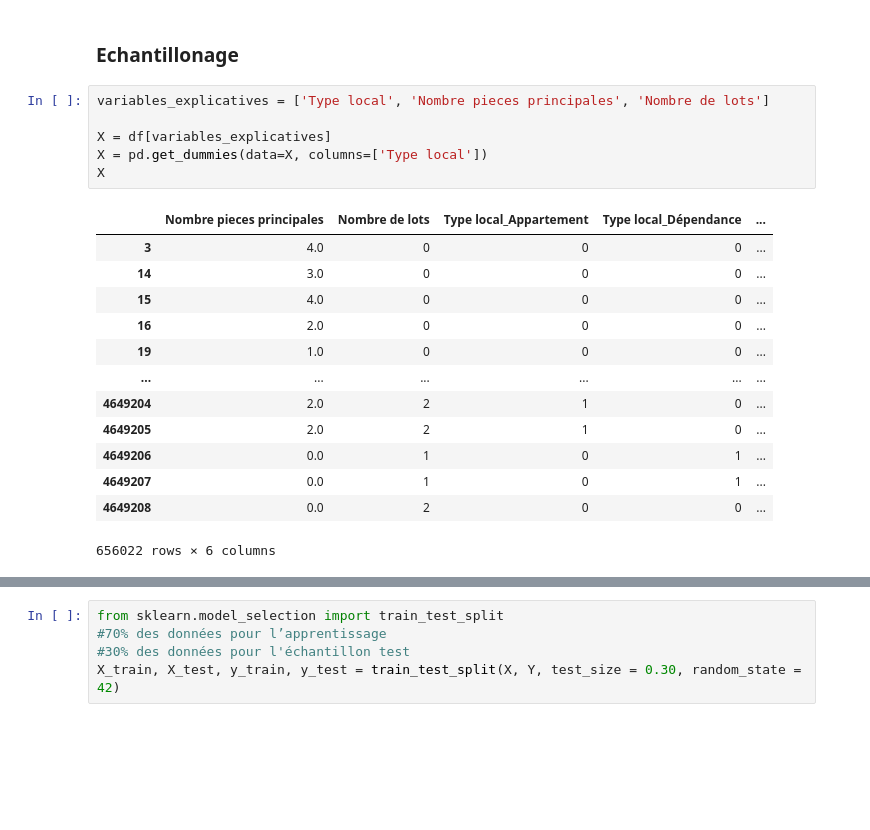
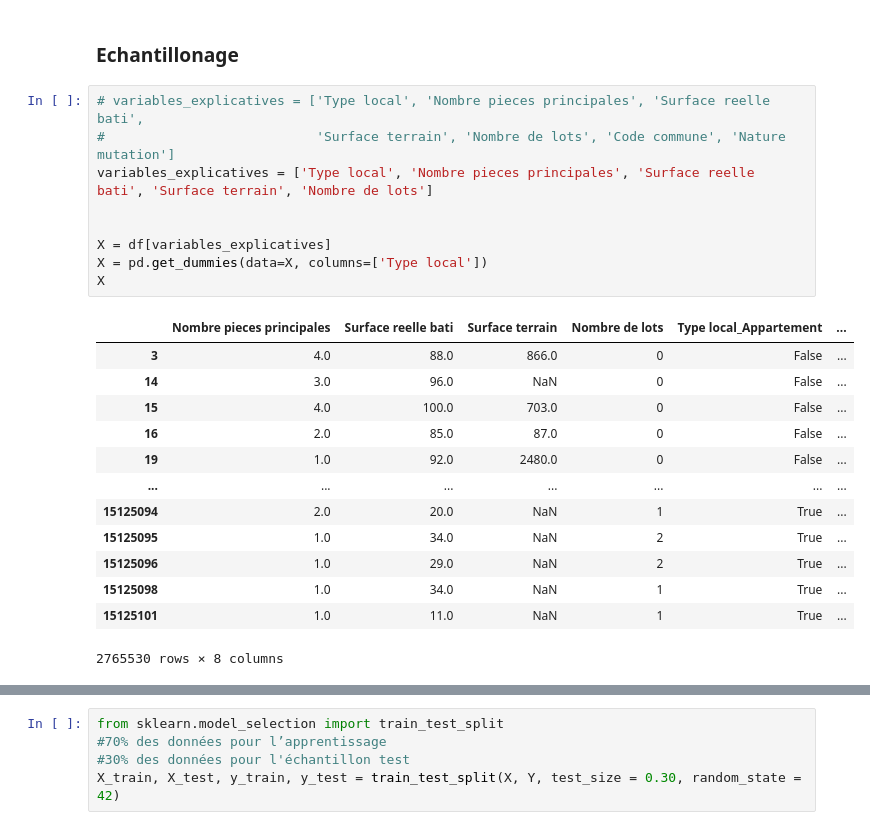
Before and after one commit to dounya-bourhani/ProjetPython, a Jupyter notebook: modeles-ml-dounya.ipynb, the cells around one changed output, grey strips where cells are left out. Saved outputs shown, nothing was run; the diff lists cells and outputs as text; blank space fills up the shorter version.

```diff
--- a/modeles-ml-dounya.ipynb
+++ b/modeles-ml-dounya.ipynb
@@ -28,25 +119,28 @@ df
 # %% [markdown]
 ### Echantillonage
 # %%
-variables_explicatives = ['Type local', 'Nombre pieces principales', 'Nombre de lots']
+# variables_explicatives = ['Type local', 'Nombre pieces principales', 'Surface reelle bati',
+#                           'Surface terrain', 'Nombre de lots', 'Code commune', 'Nature mutation']
+variables_explicatives = ['Type local', 'Nombre pieces principales', 'Surface reelle bati', 'Surface terrain', 'Nombre de lots']
+
 
 X = df[variables_explicatives]
 X = pd.get_dummies(data=X, columns=['Type local'])
 X
 # %% [output]
-|  | Nombre pieces principales | Nombre de lots | Type local_Appartement | Type local_Dépendance | ... |
-| 3 | 4.0 | 0 | 0 | 0 | ... |
-| 14 | 3.0 | 0 | 0 | 0 | ... |
-| 15 | 4.0 | 0 | 0 | 0 | ... |
-| 16 | 2.0 | 0 | 0 | 0 | ... |
-| 19 | 1.0 | 0 | 0 | 0 | ... |
-| ... | ... | ... | ... | ... | ... |
-| 4649204 | 2.0 | 2 | 1 | 0 | ... |
-| 4649205 | 2.0 | 2 | 1 | 0 | ... |
-| 4649206 | 0.0 | 1 | 0 | 1 | ... |
-| 4649207 | 0.0 | 1 | 0 | 1 | ... |
-| 4649208 | 0.0 | 2 | 0 | 0 | ... |
+|  | Nombre pieces principales | Surface reelle bati | Surface terrain | Nombre de lots | Type local_Appartement | ... |
+| 3 | 4.0 | 88.0 | 866.0 | 0 | False | ... |
+| 14 | 3.0 | 96.0 | NaN | 0 | False | ... |
+| 15 | 4.0 | 100.0 | 703.0 | 0 | False | ... |
+| 16 | 2.0 | 85.0 | 87.0 | 0 | False | ... |
+| 19 | 1.0 | 92.0 | 2480.0 | 0 | False | ... |
+| ... | ... | ... | ... | ... | ... | ... |
+| 15125094 | 2.0 | 20.0 | NaN | 1 | True | ... |
+| 15125095 | 1.0 | 34.0 | NaN | 2 | True | ... |
+| 15125096 | 1.0 | 29.0 | NaN | 2 | True | ... |
+| 15125098 | 1.0 | 34.0 | NaN | 1 | True | ... |
+| 15125101 | 1.0 | 11.0 | NaN | 1 | True | ... |
-656022 rows × 6 columns
+2765530 rows × 8 columns
 # %%
 # notre target
 Y = df['Valeur fonciere']
```
Also changed, not shown: parts of 55 cells of this notebook.
